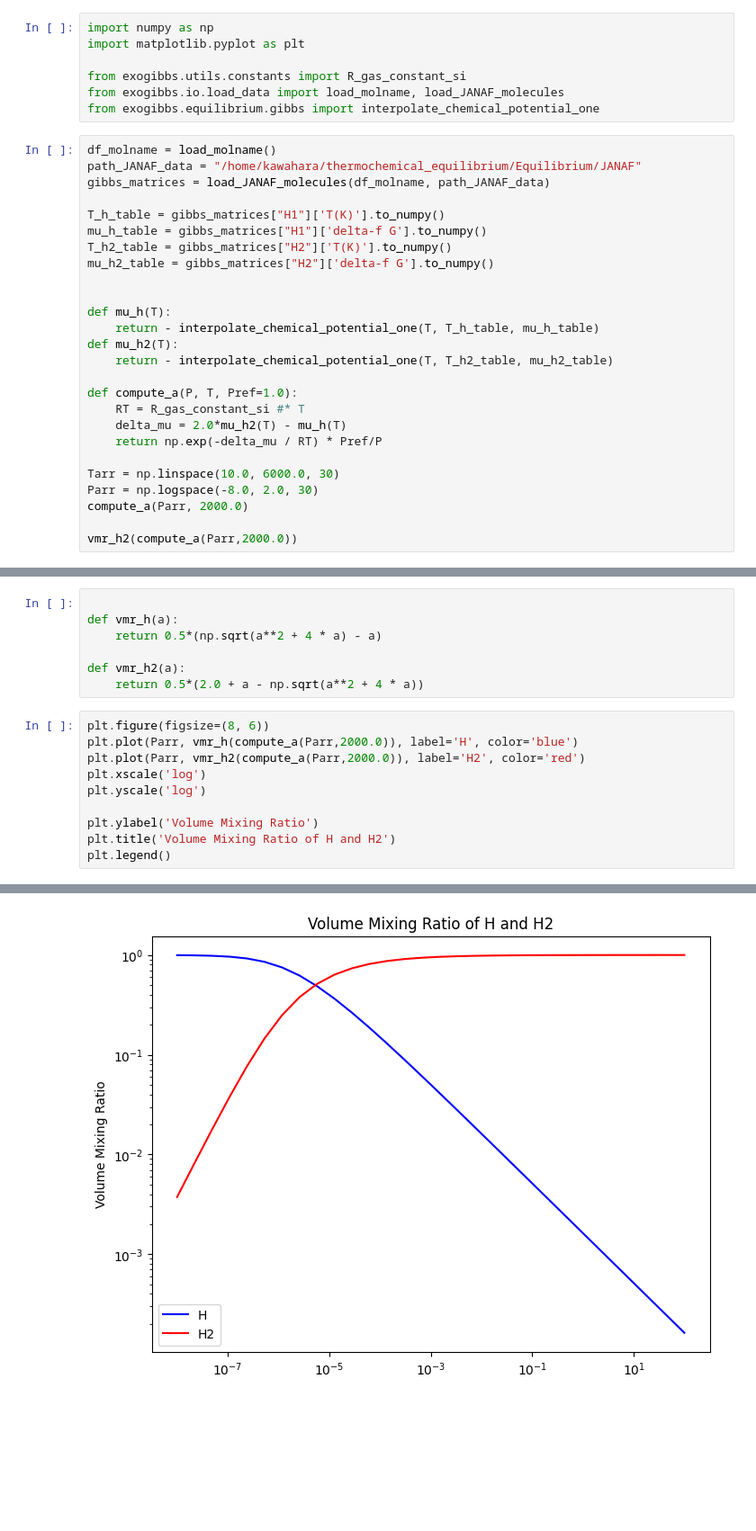
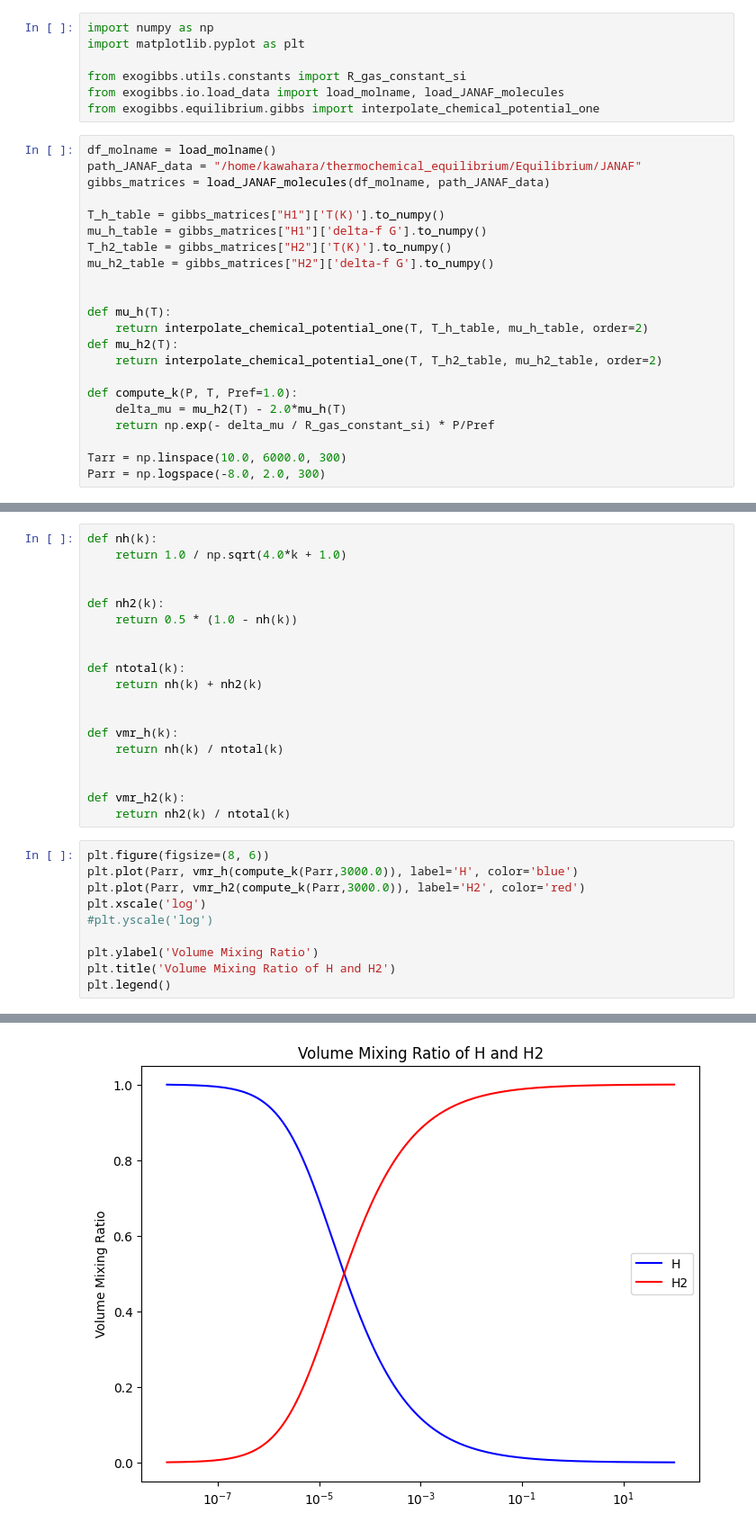
Before and after one commit to HajimeKawahara/exogibbs, a Jupyter notebook: documents/ipynb/tce_two_species.ipynb, the cells around one changed output, grey strips where cells are left out. Shown: that part at 90% size. Saved outputs shown, nothing was run; the diff lists cells and outputs as text; blank space fills up the shorter version.

```diff
--- a/documents/ipynb/tce_two_species.ipynb
+++ b/documents/ipynb/tce_two_species.ipynb
@@ -21,17 +95,13 @@ mu_h2_table = gibbs_matrices["H2"]['delta-f G'].to_numpy()
 
 
 def mu_h(T):
-    return - interpolate_chemical_potential_one(T, T_h_table, mu_h_table)
+    return interpolate_chemical_potential_one(T, T_h_table, mu_h_table, order=2)
 def mu_h2(T):
-    return - interpolate_chemical_potential_one(T, T_h2_table, mu_h2_table)
+    return interpolate_chemical_potential_one(T, T_h2_table, mu_h2_table, order=2)
 
-def compute_a(P, T, Pref=1.0):
-    RT = R_gas_constant_si #* T
-    delta_mu = 2.0*mu_h2(T) - mu_h(T)
-    return np.exp(-delta_mu / RT) * Pref/P
+def compute_k(P, T, Pref=1.0):
+    delta_mu = mu_h2(T) - 2.0*mu_h(T)
+    return np.exp(- delta_mu / R_gas_constant_si) * P/Pref
 
-Tarr = np.linspace(10.0, 6000.0, 30)
-Parr = np.logspace(-8.0, 2.0, 30)
-compute_a(Parr, 2000.0)
-
-vmr_h2(compute_a(Parr,2000.0))
+Tarr = np.linspace(10.0, 6000.0, 300)
+Parr = np.logspace(-8.0, 2.0, 300)
@@ -45,22 +108,34 @@ array([0.00374287, 0.00820601, 0.01780381, 0.03779863, 0.07695205,
 # %%
+def nh(k):
+    return 1.0 / np.sqrt(4.0*k + 1.0)
 
-def vmr_h(a):
-    return 0.5*(np.sqrt(a**2 + 4 * a) - a)
 
-def vmr_h2(a):
-    return 0.5*(2.0 + a - np.sqrt(a**2 + 4 * a))
+def nh2(k):
+    return 0.5 * (1.0 - nh(k))
+
+
+def ntotal(k):
+    return nh(k) + nh2(k)
+
+
+def vmr_h(k):
+    return nh(k) / ntotal(k)
+
+
+def vmr_h2(k):
+    return nh2(k) / ntotal(k)
 # %%
 plt.figure(figsize=(8, 6))
-plt.plot(Parr, vmr_h(compute_a(Parr,2000.0)), label='H', color='blue')
-plt.plot(Parr, vmr_h2(compute_a(Parr,2000.0)), label='H2', color='red')
+plt.plot(Parr, vmr_h(compute_k(Parr,3000.0)), label='H', color='blue')
+plt.plot(Parr, vmr_h2(compute_k(Parr,3000.0)), label='H2', color='red')
 plt.xscale('log')
-plt.yscale('log')
+#plt.yscale('log')
 
 plt.ylabel('Volume Mixing Ratio')
 plt.title('Volume Mixing Ratio of H and H2')
 plt.legend()
 # %% [output]
 <matplotlib.legend.Legend at 0x...>
-[figure, old version]
+[figure, new version]
 # %%
 plt.figure(figsize=(8, 6))
```
Also changed, not shown: parts of 4 cells of this notebook.
